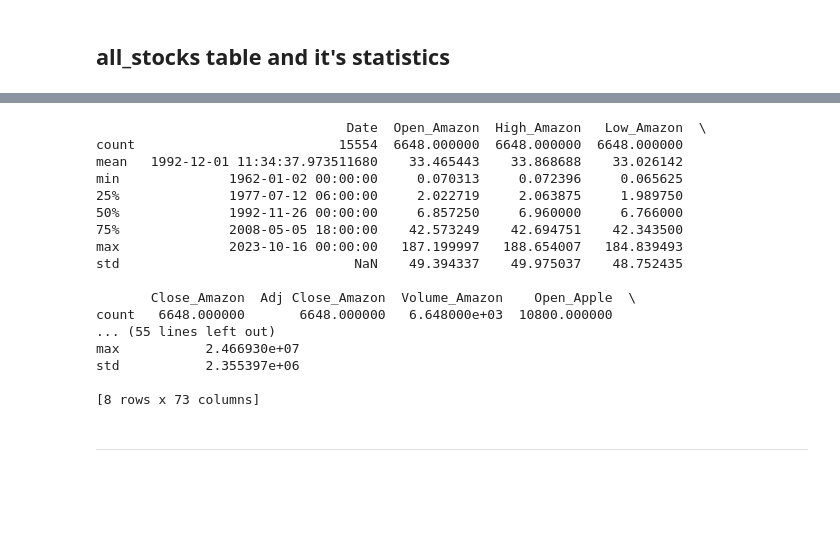
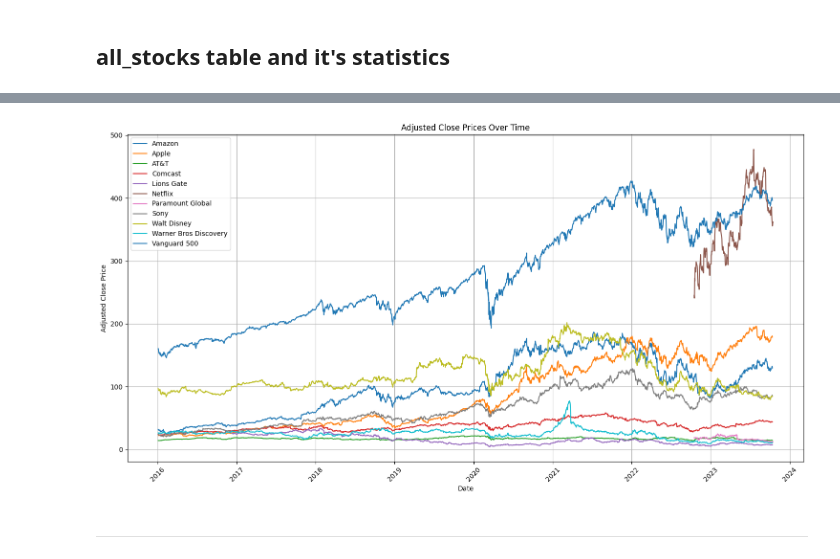
Before and after one commit to shreyashguptas/IMDbRatings-StockImpact, a Jupyter notebook: Project_dataset.ipynb, the cells around one changed output, grey strips where cells are left out. Saved outputs shown, nothing was run; the diff lists cells and outputs as text; code cells hidden in the pictures; blank space fills up the shorter version.

Commit message:
Stocks and Economic indicators cleaned!
Next on the list to clean is the IMDb dataset with the Gross revenues dataset.

```diff
--- a/Project_dataset.ipynb
+++ b/Project_dataset.ipynb
@@ -33,8 +45,7 @@ Amazon_Stock = pd.read_csv('Amazon Stock.csv')
 Apple_Stock = pd.read_csv('Apple Stock.csv')
 ATT_Stock = pd.read_csv('AT&T Stock.csv')
 Comcast_Stock = pd.read_csv('Comcast Stock.csv')
-Lions_Gate_Entertainment_Historical = pd.read_csv('Lions Gate Entertainment Historical.csv')
-Lions_Gate_Historical = pd.read_csv('Lions Gate Historical.csv')
+Lions_Gate_Historical_B = pd.read_csv('Lions Gate Historical.csv')
 Netflix_Stock_Data = pd.read_csv('Netflix Stock Data.csv')
 Paramount_Global_Historical_Prices = pd.read_csv('Paramount Global Historical Prices.csv')
 Sony_Stock = pd.read_csv('Sony Stock.csv')
@@ -121,8 +132,7 @@ Amazon_Stock['Company'] = 'Amazon'
 Apple_Stock['Company'] = 'Apple'
 ATT_Stock['Company'] = 'AT&T'
 Comcast_Stock['Company'] = 'Comcast'
-Lions_Gate_Entertainment_Historical['Company'] = 'Lions Gate Entertainment' #look into the 2 lionsgate datasets I have and what problems it could create.
-Lions_Gate_Historical['Company'] = 'Lions Gate'
+Lions_Gate_Historical_B['Company'] = 'Lions Gate'
 Netflix_Stock_Data['Company'] = 'Netflix'
 Paramount_Global_Historical_Prices['Company'] = 'Paramount Global'
 Sony_Stock['Company'] = 'Sony'
@@ -132,13 +142,13 @@ Vanguard_500_Historical['Company'] = 'Vanguard_500_Historical'
 
 # Convert 'Date' columns to datetime for all dataframes before merging
 # Note: If your date formats are inconsistent, you may need to handle them individually.
-company_stocks = [Amazon_Stock, Apple_Stock, ATT_Stock, Comcast_Stock, Lions_Gate_Entertainment_Historical, Lions_Gate_Historical, Netflix_Stock_Data, Paramount_Global_Historical_Prices, Sony_Stock, The_Walt_Disney_Company_Historical_Prices, Warner_Bros_Discovery, Vanguard_500_Historical]
+company_stocks = [Amazon_Stock, Apple_Stock, ATT_Stock, Comcast_Stock, Lions_Gate_Historical_B, Netflix_Stock_Data, Paramount_Global_Historical_Prices, Sony_Stock, The_Walt_Disney_Company_Historical_Prices, Warner_Bros_Discovery, Vanguard_500_Historical]
 
 for stock_df in company_stocks:
     stock_df['Date'] = pd.to_datetime(stock_df['Date'])
 
 # Define the list of company names
-company_names = ['Amazon', 'Apple', 'AT&T', 'Comcast', 'Lions Gate Entertainment', 'Lions Gate', 'Netflix', 'Paramount Global', 'Sony', 'Walt Disney', 'Warner Bros Discovery', 'Vanguard 500']
+company_names = ['Amazon', 'Apple', 'AT&T', 'Comcast', 'Lions Gate', 'Netflix', 'Paramount Global', 'Sony', 'Walt Disney', 'Warner Bros Discovery', 'Vanguard 500']
 
 # Initialize the combined DataFrame
 all_stocks = pd.DataFrame()
@@ -333,24 +262,39 @@ Length: 86, dtype: int64
-# %%
-#Descriptive Statistics for All Stocks.
-print(all_stocks.describe())
-# %% [output]
-                                Date  Open_Amazon  High_Amazon   Low_Amazon  \
-count                          15554  6648.000000  6648.000000  6648.000000
-mean   1992-12-01 11:34:37.973511680    33.465443    33.868688    33.026142
-min              1962-01-02 00:00:00     0.070313     0.072396     0.065625
-25%              1977-07-12 06:00:00     2.022719     2.063875     1.989750
-50%              1992-11-26 00:00:00     6.857250     6.960000     6.766000
-75%              2008-05-05 18:00:00    42.573249    42.694751    42.343500
-max              2023-10-16 00:00:00   187.199997   188.654007   184.839493
-std                              NaN    49.394337    49.975037    48.752435
-
-       Close_Amazon  Adj Close_Amazon  Volume_Amazon    Open_Apple  \
-count   6648.000000       6648.000000   6.648000e+03  10800.000000
-... (55 lines left out)
-max           2.466930e+07
-std           2.355397e+06
-
-[8 rows x 73 columns]
+# %%
+# Charting the stocks with the Adjusted_Close prices
+
+import matplotlib.pyplot as plt
+
+# Set the figure size for better readability
+plt.figure(figsize=(15, 8))
+
+#filtering for years after 2000
+filtered_stocks = all_stocks[all_stocks['Date'].dt.year > 2015]
+
+# Loop through each company to plot their data
+for company_name in company_names:
+    # Check if 'Adj Close_{company_name}' column exists
+    if f'Adj Close_{company_name}' in filtered_stocks.columns:
+        plt.plot(filtered_stocks['Date'], filtered_stocks[f'Adj Close_{company_name}'], label=company_name)
+
+# Set the title and labels
+plt.title('Adjusted Close Prices Over Time')
+plt.xlabel('Date')
+plt.ylabel('Adjusted Close Price')
+
+# Rotate the x-axis labels for better readability
+plt.xticks(rotation=45)
+
+# Enable the legend
+plt.legend()
+
+# Show a grid
+plt.grid(True)
+
+# Show the plot
+plt.tight_layout()
+plt.show()
+# %% [output]
+[figure, added]
 # %% [markdown]
 ---------------------
 # %% [markdown]
```
Also changed, not shown: parts of 15 cells of this notebook.
